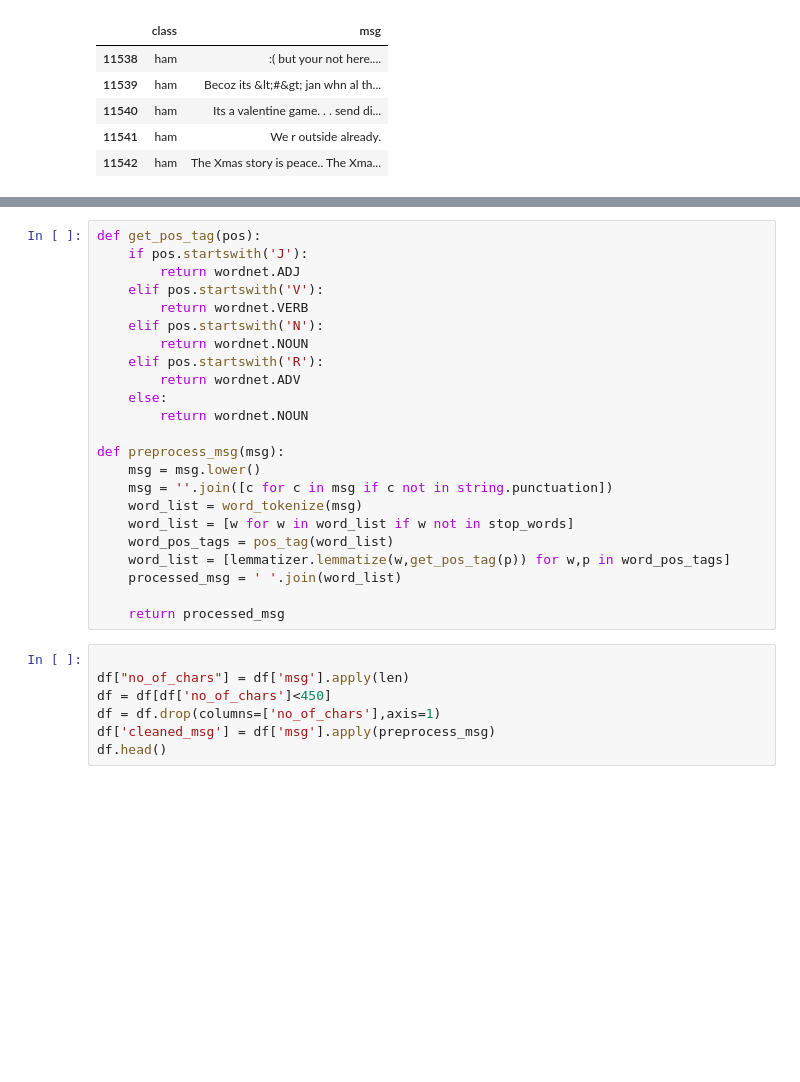
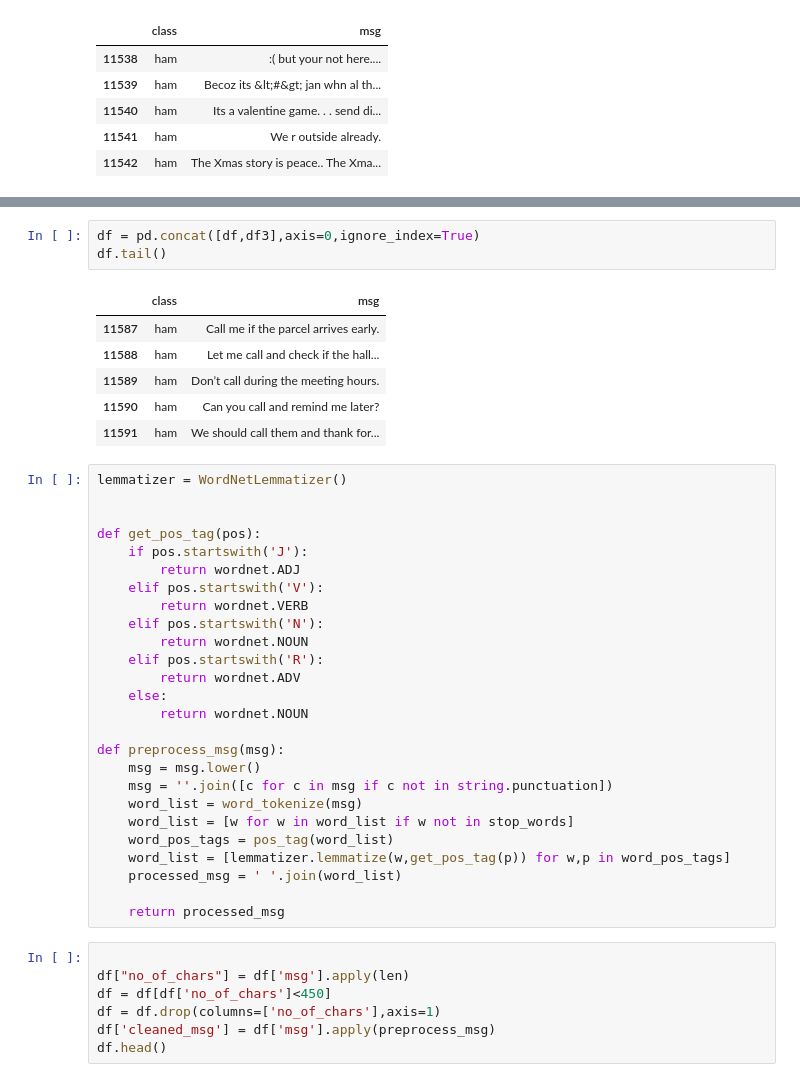
Before and after one commit to Madhav3737/SMS_Spam_detector, a Jupyter notebook: sms_spam.ipynb, the cells around one changed output, grey strips where cells are left out. Drawn from its saved outputs; the diff is of its cells as text; blank space fills up the shorter version.

```diff
--- a/sms_spam.ipynb
+++ b/sms_spam.ipynb
@@ -65,4 +79,17 @@ df.tail()
+# %%
+df = pd.concat([df,df3],axis=0,ignore_index=True)
+df.tail()
+# %% [output]
+|  | class | msg |
+| 11587 | ham | Call me if the parcel arrives early. |
+| 11588 | ham | Let me call and check if the hall... |
+| 11589 | ham | Don’t call during the meeting hours. |
+| 11590 | ham | Can you call and remind me later? |
+| 11591 | ham | We should call them and thank for... |
 # %%
+lemmatizer = WordNetLemmatizer()
+
+
 def get_pos_tag(pos):
     if pos.startswith('J'):
         return wordnet.ADJ
```
Also changed, not shown: parts of 16 cells of this notebook, 7 other files.
